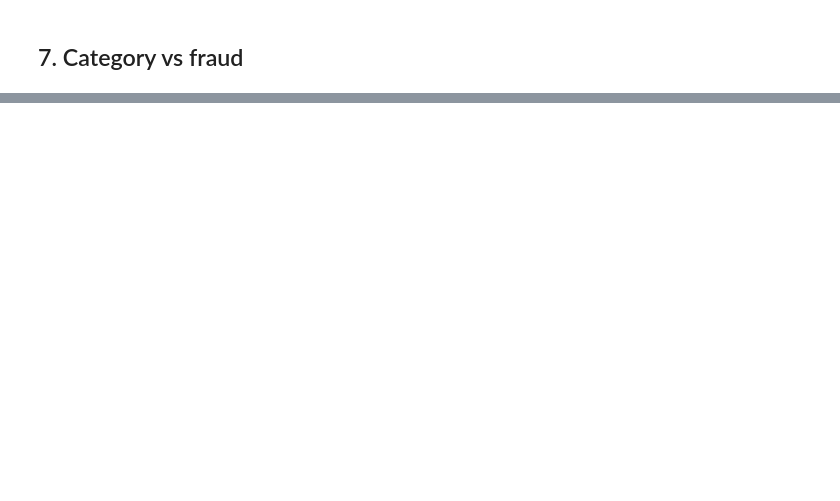
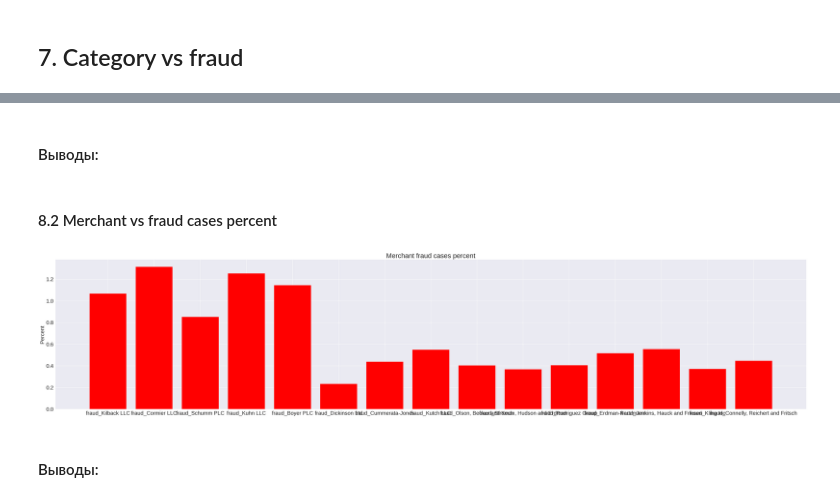
Before and after one commit to ToniPaltus/fraud_detection, a Jupyter notebook: main.ipynb, the cells around one changed output, grey strips where cells are left out. Saved outputs shown, nothing was run; the diff lists cells and outputs as text; code cells hidden in the pictures; blank space fills up the shorter version.

```diff
--- a/main.ipynb
+++ b/main.ipynb
@@ -335,0 +401,5 @@ array(['misc_net', 'grocery_pos', 'entertainment', 'gas_transport',
+# %%
+top15_merchants_df = df_train.merchant.value_counts()[:15]
+df_ = df_train.groupby(by=[pd.Grouper(key='transaction_time', freq='1W'), 'is_fraud',
+                           'merchant']).agg({'amount(usd)':'mean', 'transaction_id':'count'}).reset_index()
+df_ = df_[df_.merchant.isin(top15_merchants_df.index)]
@@ -335,0 +430,29 @@ array(['misc_net', 'grocery_pos', 'entertainment', 'gas_transport',
+# %% [markdown]
+#### Выводы:
+# %% [markdown]
+#### 8.2 Merchant vs fraud cases percent
+# %%
+merchant_lst = list(top15_merchants_df.index)
+df_ = pd.DataFrame(index=merchant_lst ,columns=['merchant', 'fraud_count', 'ok_count'])
+df_['merchant'] = merchant_lst
+
+for merchant in merchant_lst:
+    fraud_count = len(df_train[['merchant']][(df_train['merchant'] == merchant) & (df_train['is_fraud'] == 1)])
+    ok_count = len(df_train[['merchant']][(df_train['merchant'] == merchant) & (df_train['is_fraud'] == 0)])
+
+    df_.loc[merchant, ['fraud_count']] = fraud_count
+    df_.loc[merchant, ['ok_count']] = ok_count
+#df_.drop('category',axis=1, inplace=True)
+
+df_['fraud_cases_percent']=df_['fraud_count']*100/(df_['ok_count'] + df_['fraud_count'])
+# %%
+fig, ax = plt.subplots(figsize=(50, 10))
+ax.set_title('Merchant fraud cases percent')
+ax.set_ylabel('Percent')
+
+plt.bar(df_['merchant'], df_['fraud_cases_percent'], color='red')
+plt.show()
+# %% [output]
+[figure, added]
+# %% [markdown]
+#### Выводы:
```
Also changed, not shown: parts of 23 cells of this notebook.
